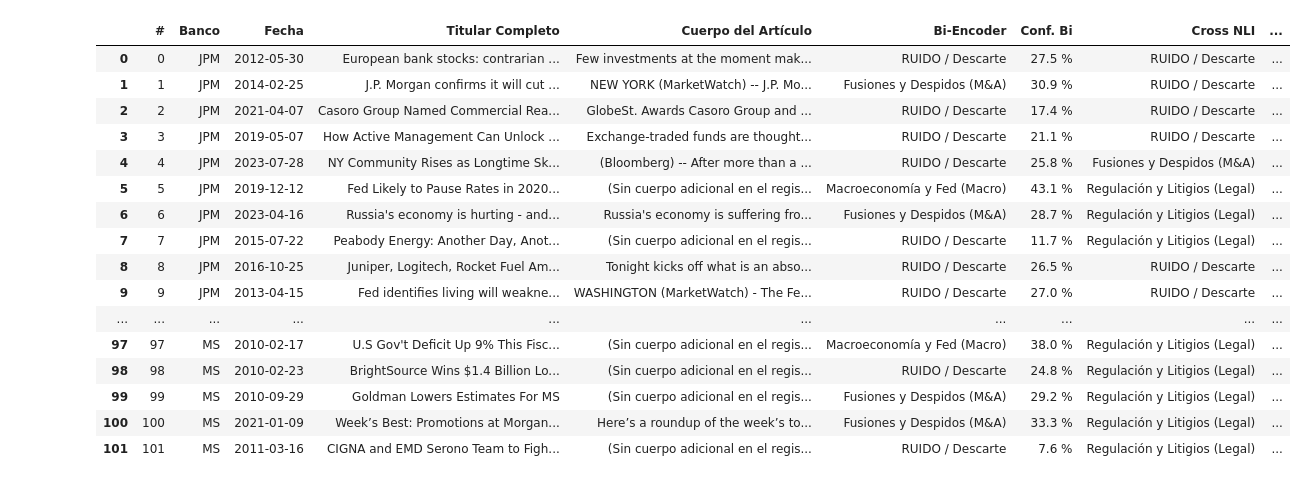
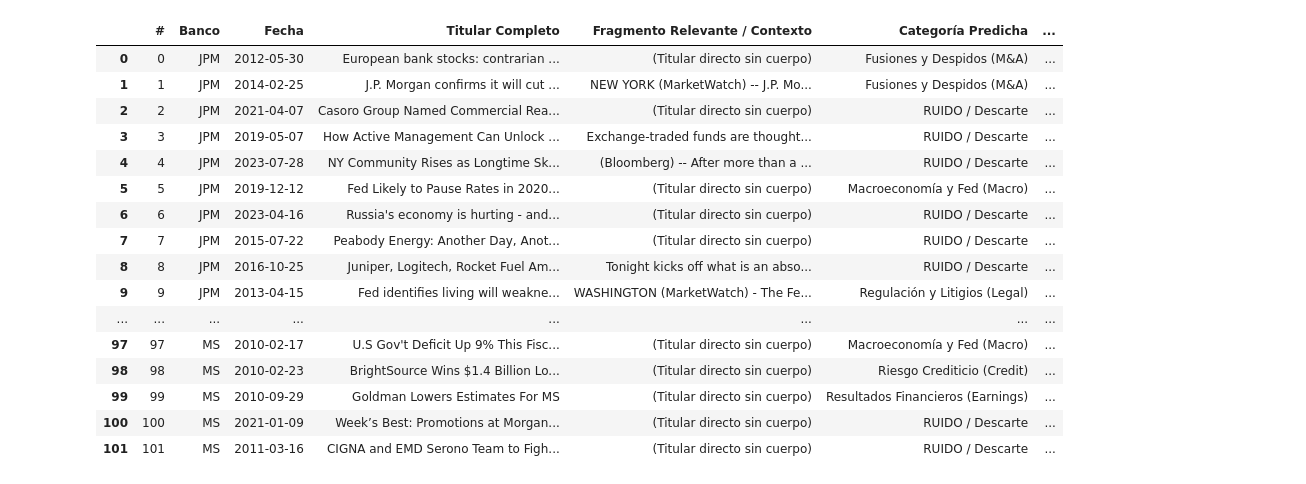
Before and after one commit to ArturoCarrilloJimenez/TFM-Master, a Jupyter notebook: src/notebooks/zero_shot_classification_pilot.ipynb, the cells around one changed output. Saved outputs shown, nothing was run; the diff lists cells and outputs as text; code cells hidden in the pictures.

```diff
--- a/src/notebooks/zero_shot_classification_pilot.ipynb
+++ b/src/notebooks/zero_shot_classification_pilot.ipynb
@@ -179,51 +355,49 @@ async def descargar_100_noticias_s3(por_banco: int = 17) -> pd.DataFrame:
     df_total = pd.concat(muestras).reset_index(drop=True)
     return df_total
 
-# Descarga segura y compatible con Jupyter:
-try:
-    import nest_asyncio2 as nest_asyncio
-    nest_asyncio.apply()
-except ImportError:
-    pass
-
 df_100_s3 = asyncio.run(descargar_100_noticias_s3(por_banco=17))
 print(f"[OK] Total noticias descargadas para validación completa: {len(df_100_s3)}\n")
 
-# Configurar Pandas para mostrar TODO EL TEXTO ÍNTEGRO SIN CORTES NI PUNTOS SUSPENSIVOS
+# Configurar visualización legible sin cortes
 pd.set_option("display.max_rows", 150)
-pd.set_option("display.max_colwidth", None)  # <-- Elimina cualquier truncamiento de texto
+pd.set_option("display.max_colwidth", None)
 pd.set_option("display.width", None)
 
-print("Evaluando las noticias en ambos modelos (Bi-Encoder + NLI)...")
+print("Evaluando con la Arquitectura Generalista (Saliencia de Entidad + Umbral Adaptativo)...\n")
 t_inicio_100 = time.time()
 filas_pantalla = []
 
 for idx, row in df_100_s3.iterrows():
     titular = str(row["title"]).strip()
-    cuerpo = str(row.get("article", row.get("text", ""))).strip()
-    texto_completo = f"{titular}. {cuerpo[:400]}".strip()
+    cuerpo = resolver_cuerpo_noticia(row, titular)
 
-    r_bi = predecir_bi_encoder(texto_completo)
-    r_nli = predecir_nli(texto_completo)
+    res = clasificar_noticia_generica(titular, cuerpo, row["ticker"])
+    fragmento = extraer_fragmento_relevante(titular, cuerpo, row["ticker"], max_chars=180)
 
     filas_pantalla.append({
         "#": idx,
         "Banco": row["ticker"],
         "Fecha": str(row["date"])[:10],
-        "Titular Completo": titular,  # <-- Titular 100% íntegro
-        "Cuerpo del Artículo": cuerpo if cuerpo else "(Sin cuerpo adicional en el registro)", # <-- Artículo íntegro
-        "Bi-Encoder": r_bi["categoria"],
-        "Conf. Bi": r_bi["confianza"],
-        "Cross NLI": r_nli["categoria"],
-        "Conf. NLI": r_nli["confianza"],
-        "¿Pasa a FinBERT?": r_bi["pasa_finbert"],
-        "¿Coinciden?": "SI" if r_bi["categoria"] == r_nli["categoria"] else "DIFIEREN"
+        "Titular Completo": titular,
+        "Fragmento Relevante / Contexto": fragmento if fragmento else "(Titular directo sin cuerpo)",
+        "Categoría Predicha": res["categoria"],
+        "Conf. Prototipo": res["confianza"],
+        "Vía de Inferencia": res["via"],
+        "¿Pasa a FinBERT?": res["pasa_finbert"]
     })
 
-print(f"[OK] Inferencia completada en {time.time() - t_inicio_100:.1f} segundos.\n")
 df_tabla_100 = pd.DataFrame(filas_pantalla)
+print(f"[OK] Inferencia completada en {time.time() - t_inicio_100:.2f} segundos ({len(df_100_s3)} artículos).\n")
 
-# Desplegar la tabla completa en pantalla con texto formateado legible
+# Estadísticas del embudo y distribución
+print("=== ESTADÍSTICAS DEL EMBUDO GENERALISTA ===")
+print(df_tabla_100["¿Pasa a FinBERT?"].value_counts())
+print("\n=== DISTRIBUCIÓN POR CATEGORÍA FINAL ===")
+print(df_tabla_100["Categoría Predicha"].value_counts())
+print("\n=== DISTRIBUCIÓN POR VÍA DE INFERENCIA ===")
+print(df_tabla_100["Vía de Inferencia"].value_counts())
+print("=" * 50 + "\n")
+
 display(df_tabla_100)
 # %% [output]
 [S3] Conectando al Data Lake (tfm-master-prediccion-bancos-usa)...
@@ -238,20 +420,20 @@ Evaluando las noticias en ambos modelos (Bi-Encoder + NLI)...
-|  | # | Banco | Fecha | Titular Completo | Cuerpo del Artículo | Bi-Encoder | Conf. Bi | Cross NLI | ... |
-| 0 | 0 | JPM | 2012-05-30 | European bank stocks: contrarian ... | Few investments at the moment mak... | RUIDO / Descarte | 27.5 % | RUIDO / Descarte | ... |
-| 1 | 1 | JPM | 2014-02-25 | J.P. Morgan confirms it will cut ... | NEW YORK (MarketWatch) -- J.P. Mo... | Fusiones y Despidos (M&A) | 30.9 % | RUIDO / Descarte | ... |
-| 2 | 2 | JPM | 2021-04-07 | Casoro Group Named Commercial Rea... | GlobeSt. Awards Casoro Group and ... | RUIDO / Descarte | 17.4 % | RUIDO / Descarte | ... |
-| 3 | 3 | JPM | 2019-05-07 | How Active Management Can Unlock ... | Exchange-traded funds are thought... | RUIDO / Descarte | 21.1 % | RUIDO / Descarte | ... |
-| 4 | 4 | JPM | 2023-07-28 | NY Community Rises as Longtime Sk... | (Bloomberg) -- After more than a ... | RUIDO / Descarte | 25.8 % | Fusiones y Despidos (M&A) | ... |
-| 5 | 5 | JPM | 2019-12-12 | Fed Likely to Pause Rates in 2020... | (Sin cuerpo adicional en el regis... | Macroeconomía y Fed (Macro) | 43.1 % | Regulación y Litigios (Legal) | ... |
-| 6 | 6 | JPM | 2023-04-16 | Russia's economy is hurting - and... | Russia's economy is suffering fro... | Fusiones y Despidos (M&A) | 28.7 % | Regulación y Litigios (Legal) | ... |
-| 7 | 7 | JPM | 2015-07-22 | Peabody Energy: Another Day, Anot... | (Sin cuerpo adicional en el regis... | RUIDO / Descarte | 11.7 % | Regulación y Litigios (Legal) | ... |
-| 8 | 8 | JPM | 2016-10-25 | Juniper, Logitech, Rocket Fuel Am... | Tonight kicks off what is an abso... | RUIDO / Descarte | 26.5 % | RUIDO / Descarte | ... |
-| 9 | 9 | JPM | 2013-04-15 | Fed identifies living will weakne... | WASHINGTON (MarketWatch) - The Fe... | RUIDO / Descarte | 27.0 % | RUIDO / Descarte | ... |
-| ... | ... | ... | ... | ... | ... | ... | ... | ... | ... |
-| 97 | 97 | MS | 2010-02-17 | U.S Gov't Deficit Up 9% This Fisc... | (Sin cuerpo adicional en el regis... | Macroeconomía y Fed (Macro) | 38.0 % | Regulación y Litigios (Legal) | ... |
-| 98 | 98 | MS | 2010-02-23 | BrightSource Wins $1.4 Billion Lo... | (Sin cuerpo adicional en el regis... | RUIDO / Descarte | 24.8 % | Regulación y Litigios (Legal) | ... |
-| 99 | 99 | MS | 2010-09-29 | Goldman Lowers Estimates For MS | (Sin cuerpo adicional en el regis... | Fusiones y Despidos (M&A) | 29.2 % | Regulación y Litigios (Legal) | ... |
-| 100 | 100 | MS | 2021-01-09 | Week’s Best: Promotions at Morgan... | Here’s a roundup of the week’s to... | Fusiones y Despidos (M&A) | 33.3 % | Regulación y Litigios (Legal) | ... |
-| 101 | 101 | MS | 2011-03-16 | CIGNA and EMD Serono Team to Figh... | (Sin cuerpo adicional en el regis... | RUIDO / Descarte | 7.6 % | Regulación y Litigios (Legal) | ... |
+|  | # | Banco | Fecha | Titular Completo | Fragmento Relevante / Contexto | Categoría Predicha | ... |
+| 0 | 0 | JPM | 2012-05-30 | European bank stocks: contrarian ... | (Titular directo sin cuerpo) | Fusiones y Despidos (M&A) | ... |
+| 1 | 1 | JPM | 2014-02-25 | J.P. Morgan confirms it will cut ... | NEW YORK (MarketWatch) -- J.P. Mo... | Fusiones y Despidos (M&A) | ... |
+| 2 | 2 | JPM | 2021-04-07 | Casoro Group Named Commercial Rea... | (Titular directo sin cuerpo) | RUIDO / Descarte | ... |
+| 3 | 3 | JPM | 2019-05-07 | How Active Management Can Unlock ... | Exchange-traded funds are thought... | RUIDO / Descarte | ... |
+| 4 | 4 | JPM | 2023-07-28 | NY Community Rises as Longtime Sk... | (Bloomberg) -- After more than a ... | RUIDO / Descarte | ... |
+| 5 | 5 | JPM | 2019-12-12 | Fed Likely to Pause Rates in 2020... | (Titular directo sin cuerpo) | Macroeconomía y Fed (Macro) | ... |
+| 6 | 6 | JPM | 2023-04-16 | Russia's economy is hurting - and... | (Titular directo sin cuerpo) | RUIDO / Descarte | ... |
+| 7 | 7 | JPM | 2015-07-22 | Peabody Energy: Another Day, Anot... | (Titular directo sin cuerpo) | RUIDO / Descarte | ... |
+| 8 | 8 | JPM | 2016-10-25 | Juniper, Logitech, Rocket Fuel Am... | Tonight kicks off what is an abso... | RUIDO / Descarte | ... |
+| 9 | 9 | JPM | 2013-04-15 | Fed identifies living will weakne... | WASHINGTON (MarketWatch) - The Fe... | Regulación y Litigios (Legal) | ... |
+| ... | ... | ... | ... | ... | ... | ... | ... |
+| 97 | 97 | MS | 2010-02-17 | U.S Gov't Deficit Up 9% This Fisc... | (Titular directo sin cuerpo) | Macroeconomía y Fed (Macro) | ... |
+| 98 | 98 | MS | 2010-02-23 | BrightSource Wins $1.4 Billion Lo... | (Titular directo sin cuerpo) | Riesgo Crediticio (Credit) | ... |
+| 99 | 99 | MS | 2010-09-29 | Goldman Lowers Estimates For MS | (Titular directo sin cuerpo) | Resultados Financieros (Earnings) | ... |
+| 100 | 100 | MS | 2021-01-09 | Week’s Best: Promotions at Morgan... | (Titular directo sin cuerpo) | RUIDO / Descarte | ... |
+| 101 | 101 | MS | 2011-03-16 | CIGNA and EMD Serono Team to Figh... | (Titular directo sin cuerpo) | RUIDO / Descarte | ... |
 # %% [markdown]
 ## 5. Inspector de Ficha Técnica Individual en Pantalla
 
```
Also changed, not shown: parts of 13 cells of this notebook, 1 other file.
